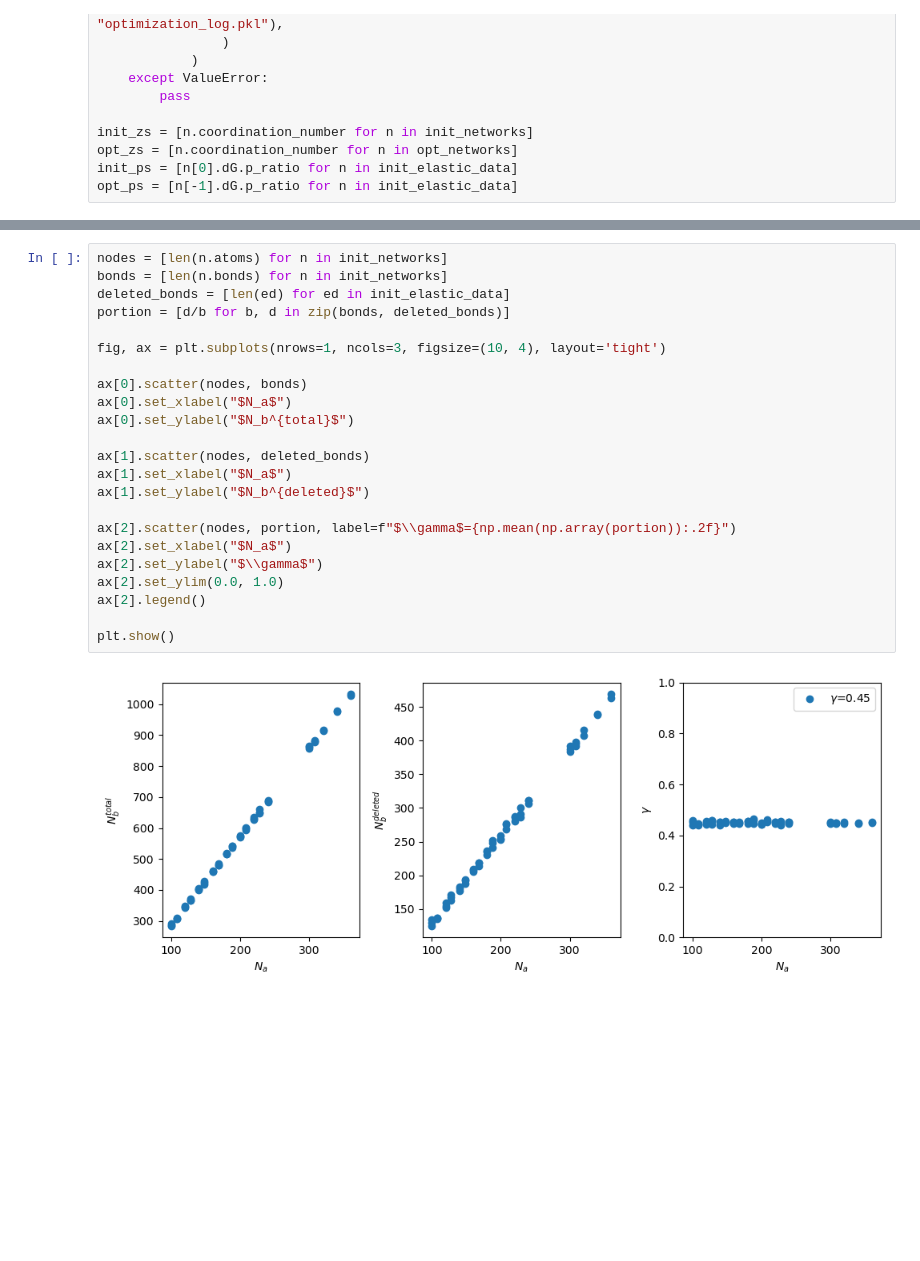
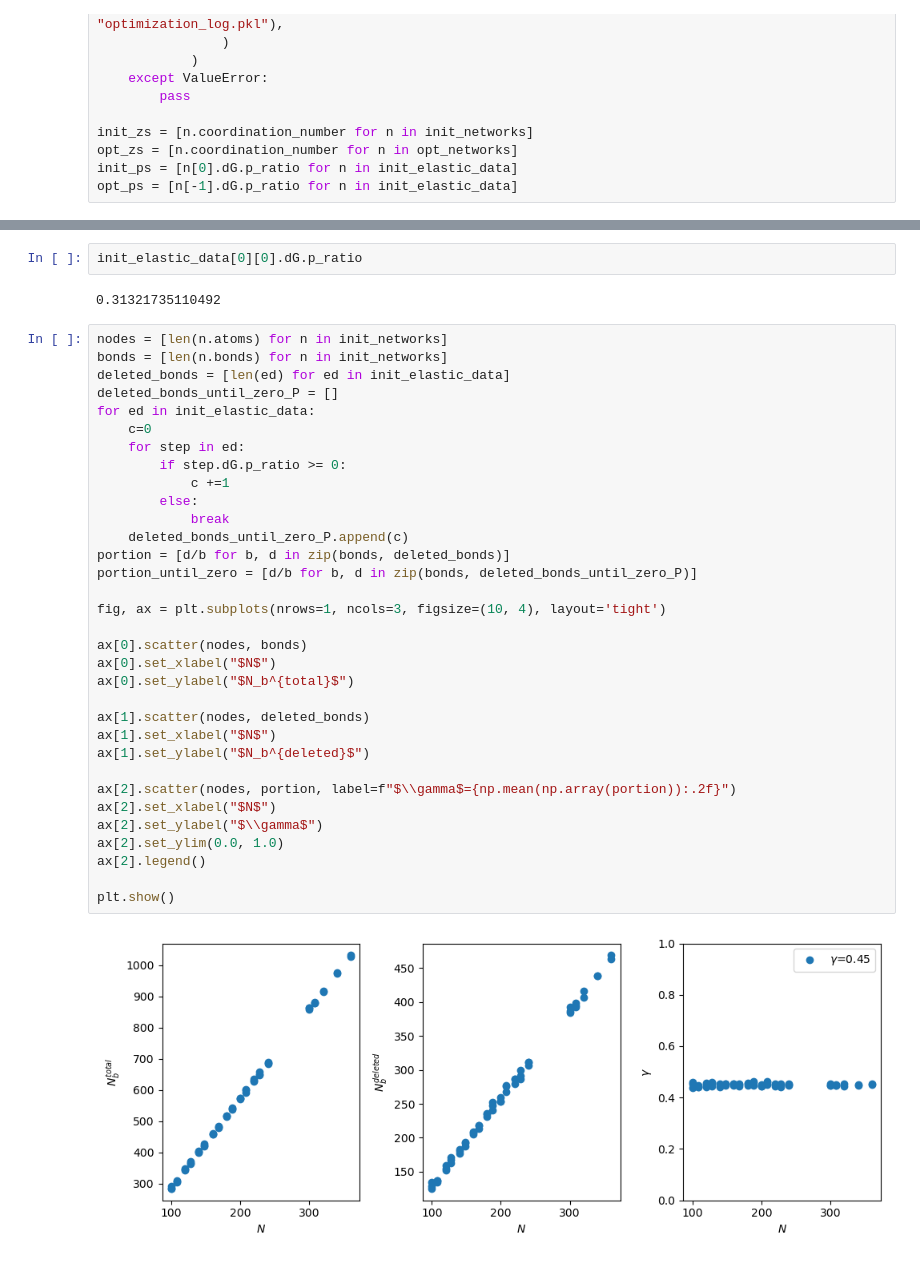
Before and after one commit to Shteingolts/auxetic_optimizer, a Jupyter notebook: test.ipynb, the cells around one changed output, grey strips where cells are left out. Cells and saved outputs as stored; diff of their text form; blank space fills up the shorter version.

```diff
--- a/test.ipynb
+++ b/test.ipynb
@@ -111,25 +111,39 @@ plt.show()
+# %%
+init_elastic_data[0][0].dG.p_ratio
+# %% [output]
+0.31321735110492
 # %%
 nodes = [len(n.atoms) for n in init_networks]
 bonds = [len(n.bonds) for n in init_networks]
 deleted_bonds = [len(ed) for ed in init_elastic_data]
+deleted_bonds_until_zero_P = []
+for ed in init_elastic_data:
+    c=0
+    for step in ed:
+        if step.dG.p_ratio >= 0:
+            c +=1
+        else:
+            break
+    deleted_bonds_until_zero_P.append(c)
 portion = [d/b for b, d in zip(bonds, deleted_bonds)]
+portion_until_zero = [d/b for b, d in zip(bonds, deleted_bonds_until_zero_P)]
 
 fig, ax = plt.subplots(nrows=1, ncols=3, figsize=(10, 4), layout='tight')
 
 ax[0].scatter(nodes, bonds)
-ax[0].set_xlabel("$N_a$")
+ax[0].set_xlabel("$N$")
 ax[0].set_ylabel("$N_b^{total}$")
 
 ax[1].scatter(nodes, deleted_bonds)
-ax[1].set_xlabel("$N_a$")
+ax[1].set_xlabel("$N$")
 ax[1].set_ylabel("$N_b^{deleted}$")
 
 ax[2].scatter(nodes, portion, label=f"$\\gamma$={np.mean(np.array(portion)):.2f}")
-ax[2].set_xlabel("$N_a$")
+ax[2].set_xlabel("$N$")
 ax[2].set_ylabel("$\\gamma$")
 ax[2].set_ylim(0.0, 1.0)
 ax[2].legend()
 
 plt.show()
 # %% [output]
-[figure, old version]
+[figure, new version]
```
Also changed, not shown: parts of 4 cells of this notebook, 4 other files.
